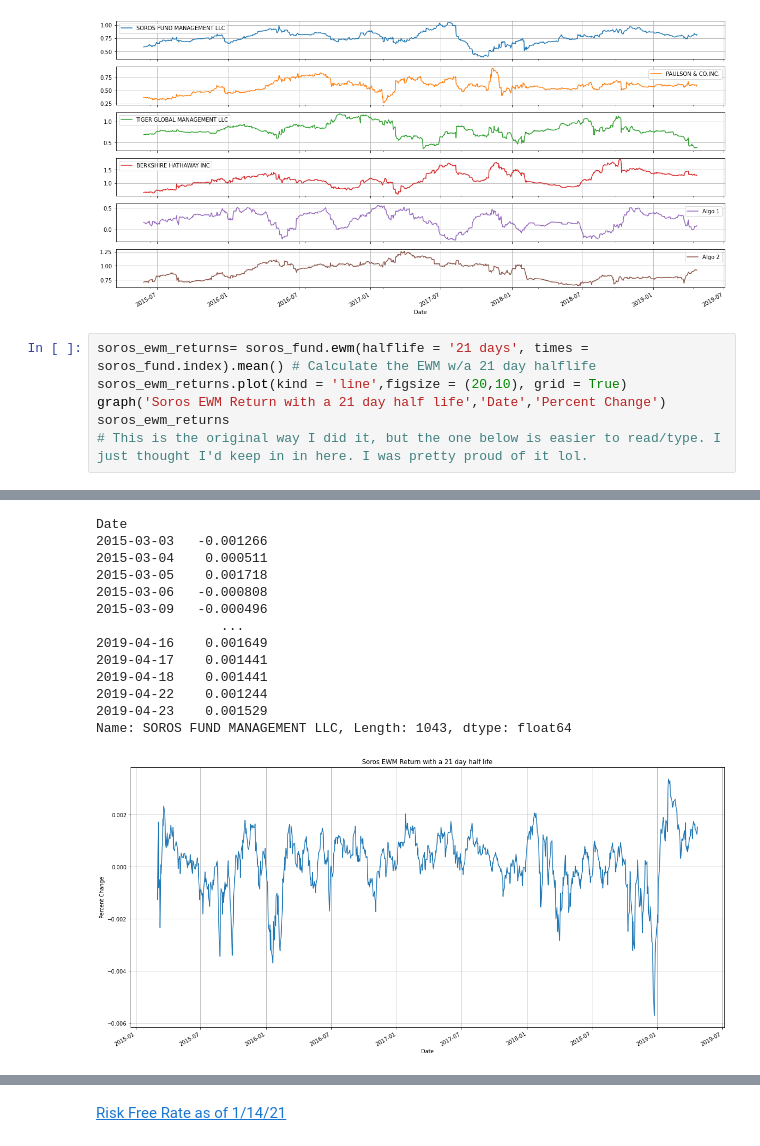
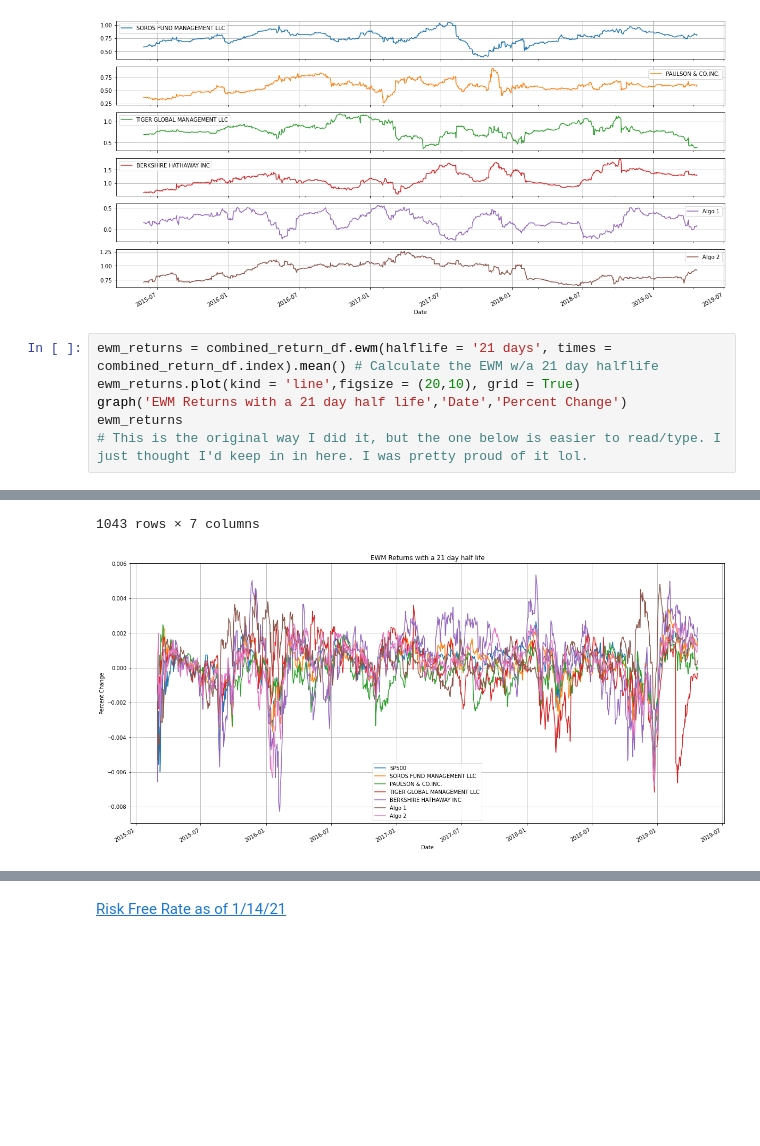
Before and after one commit to Tylryan/Portfolio_Analysis, a Jupyter notebook: main.ipynb, the cells around one changed output, grey strips where cells are left out. Cells and saved outputs as stored; diff of their text form; blank space fills up the shorter version.

```diff
--- a/main.ipynb
+++ b/main.ipynb
@@ -550,9 +550,9 @@ array([<AxesSubplot:xlabel='Date'>, <AxesSubplot:xlabel='Date'>,
       dtype=object)
 [figure]
 # %%
-soros_ewm_returns= soros_fund.ewm(halflife = '21 days', times = soros_fund.index).mean() # Calculate the EWM w/a 21 day halflife
-soros_ewm_returns.plot(kind = 'line',figsize = (20,10), grid = True)
-graph('Soros EWM Return with a 21 day half life','Date','Percent Change')
-soros_ewm_returns
+ewm_returns = combined_return_df.ewm(halflife = '21 days', times = combined_return_df.index).mean() # Calculate the EWM w/a 21 day halflife
+ewm_returns.plot(kind = 'line',figsize = (20,10), grid = True)
+graph('EWM Returns with a 21 day half life','Date','Percent Change')
+ewm_returns
 # This is the original way I did it, but the one below is easier to read/type. I just thought I'd keep in in here. I was pretty proud of it lol.
 # %% [output]
@@ -559,15 +572,3 @@ soros_ewm_returns
-Date
-2015-03-03   -0.001266
-2015-03-04    0.000511
-2015-03-05    0.001718
-2015-03-06   -0.000808
-2015-03-09   -0.000496
-                ...
-2019-04-16    0.001649
-2019-04-17    0.001441
-2019-04-18    0.001441
-2019-04-22    0.001244
-2019-04-23    0.001529
-Name: SOROS FUND MANAGEMENT LLC, Length: 1043, dtype: float64
+1043 rows × 7 columns
-[figure, old version]
+[figure, new version]
 # %%
```
Also changed, not shown: parts of 3 cells of this notebook.
